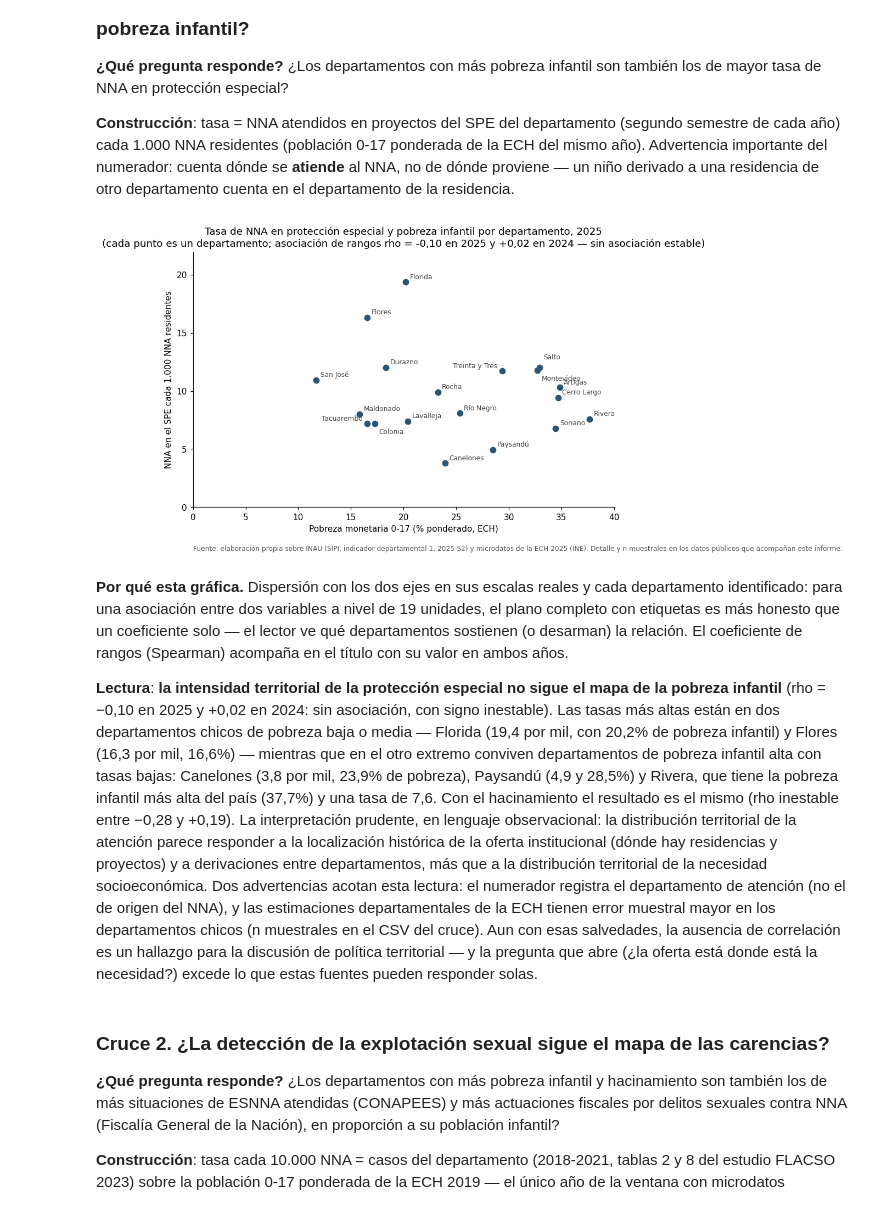
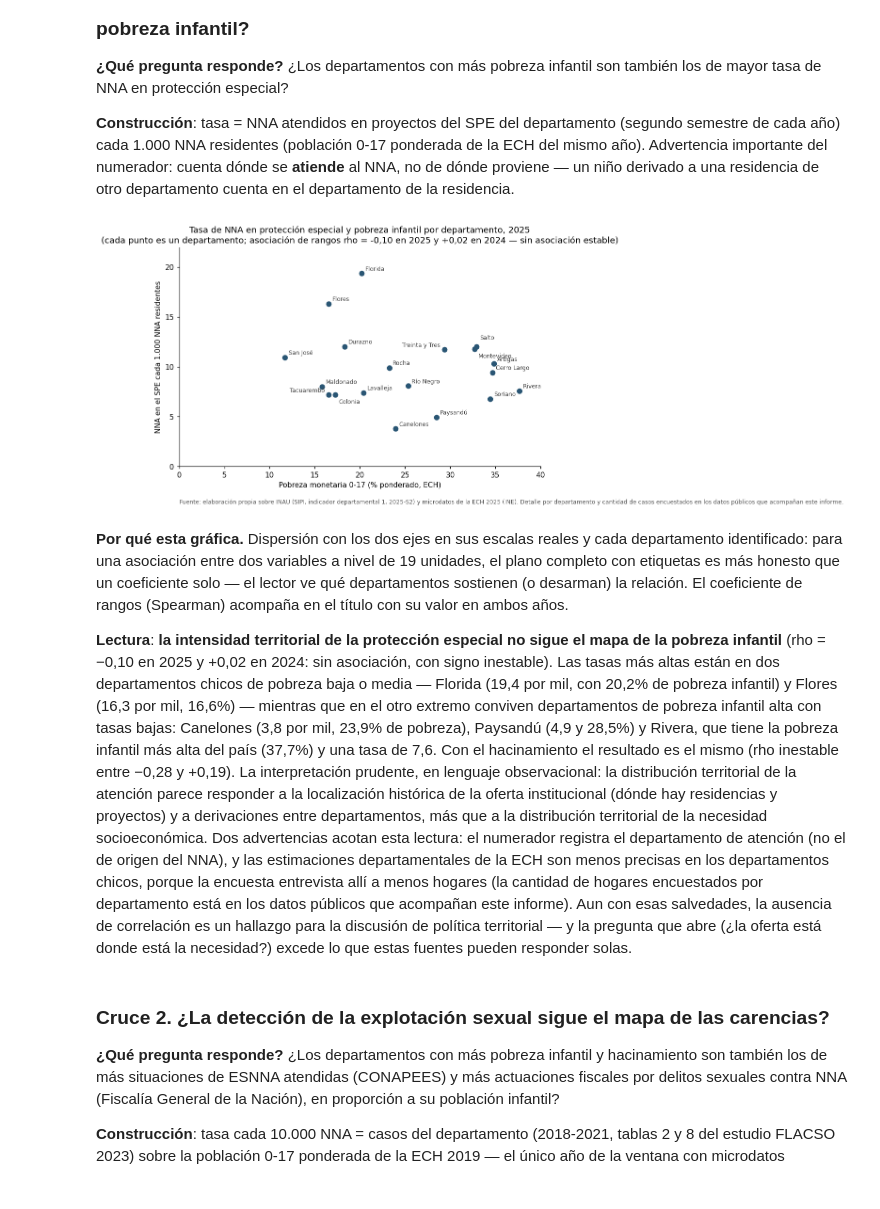
Before and after one commit to MCornesLucas/agente-politicas-sociales, a Jupyter notebook: notebooks/informe_infancia.ipynb, the cells around one changed output. Cells and saved outputs as stored; diff of their text form; code cells hidden in the pictures.

```diff
--- a/notebooks/informe_infancia.ipynb
+++ b/notebooks/informe_infancia.ipynb
@@ -1929,35 +1929,35 @@ ax.scatter(c25["pobreza_0a17_pct"], c25["tasa_spe_por_mil"], color=COLOR, s=45,
 a_la_izquierda = {"Treinta y Tres", "Tacuarembó"}
 abajo = {"Montevideo", "Colonia"}
 arriba = {"Salto"}
 for _, fila in c25.iterrows():
     d = fila["departamento"]
     dx, dy, ha = 5, 4, "left"
     if d in a_la_izquierda:
         dx, ha = -6, "right"
     if d in abajo:
         dy = -12
     if d in arriba:
         dy = 10
     ax.annotate(d, (fila["pobreza_0a17_pct"], fila["tasa_spe_por_mil"]),
                 textcoords="offset points", xytext=(dx, dy), ha=ha, fontsize=8, color="#444444")
 ax.set_xlim(0, 40)
 ax.set_ylim(0, 22)
 ax.set_yticks(np.arange(0, 21, 5))
 def _rho(v):
     return f"{v:+.2f}".replace(".", ",")
 ax.set_title(
     "Tasa de NNA en protección especial y pobreza infantil por departamento, 2025\n"
     "(cada punto es un departamento; asociación de rangos "
     f"rho = {_rho(rho25)} en 2025 y {_rho(rho24)} en 2024 — sin asociación estable)"
 )
 ax.set_xlabel("Pobreza monetaria 0-17 (% ponderado, ECH)")
 ax.set_ylabel("NNA en el SPE cada 1.000 NNA residentes")
 fuente(fig, "Fuente: elaboración propia sobre INAU (SIPI, indicador departamental 1, 2025-S2) y microdatos "
-            "de la ECH 2025 (INE). Detalle y n muestrales en los datos públicos que acompañan este informe.",
+            "de la ECH 2025 (INE). Detalle por departamento y cantidad de casos encuestados en los datos públicos que acompañan este informe.",
        y=-0.02)
 plt.show()
 # %% [output]
-[figure, old version]
+[figure, new version]
 # %% [markdown]
 **Por qué esta gráfica.** Dispersión con los dos ejes en sus escalas
 reales y cada departamento identificado: para una asociación entre dos
@@ -1982,8 +1982,10 @@ y proyectos) y a derivaciones entre departamentos, más que a la
 distribución territorial de la necesidad socioeconómica. Dos advertencias
 acotan esta lectura: el numerador registra el departamento de atención
 (no el de origen del NNA), y las estimaciones departamentales de la ECH
-tienen error muestral mayor en los departamentos chicos (n muestrales en
-el CSV del cruce). Aun con esas salvedades, la ausencia de correlación
+son menos precisas en los departamentos chicos, porque la encuesta
+entrevista allí a menos hogares (la cantidad de hogares encuestados por
+departamento está en los datos públicos que acompañan este informe).
+Aun con esas salvedades, la ausencia de correlación
 es un hallazgo para la discusión de política territorial — y la pregunta
 que abre (¿la oferta está donde está la necesidad?) excede lo que estas
 fuentes pueden responder solas.
```
Also changed, not shown: parts of 3 cells of this notebook, 4 other files.
